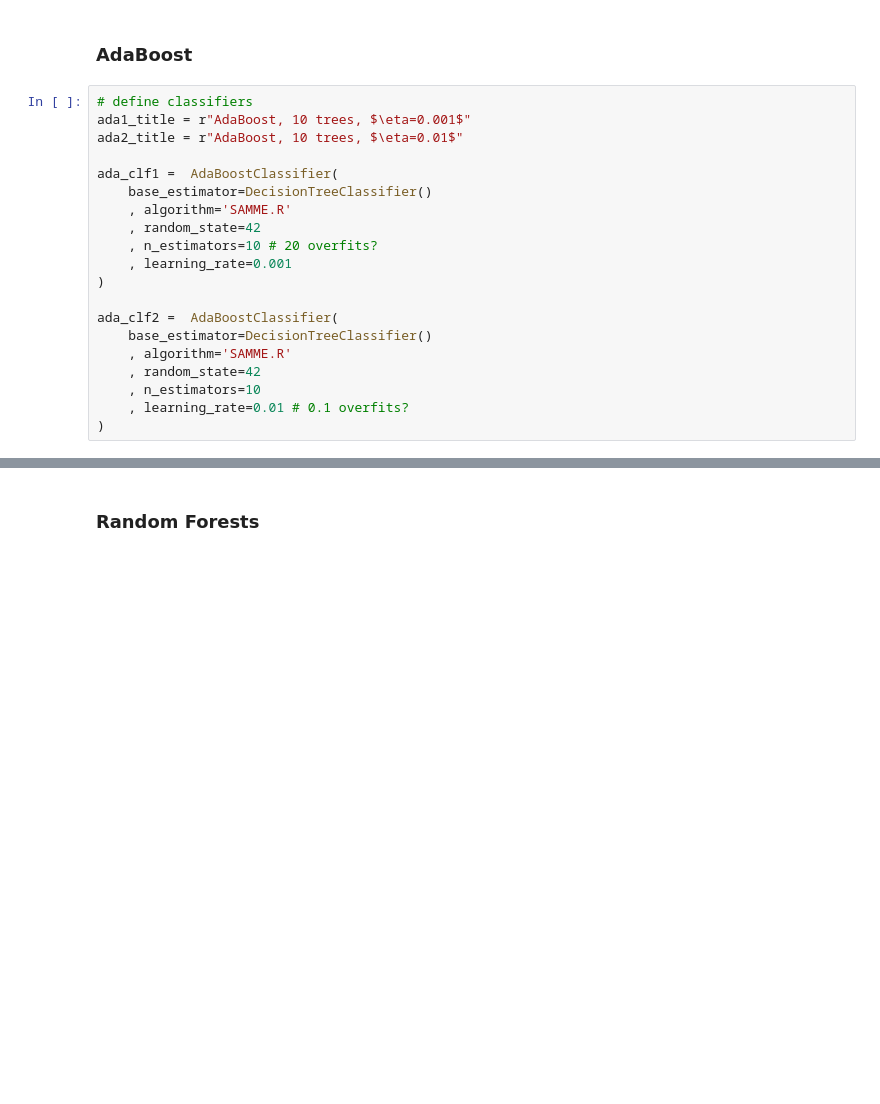
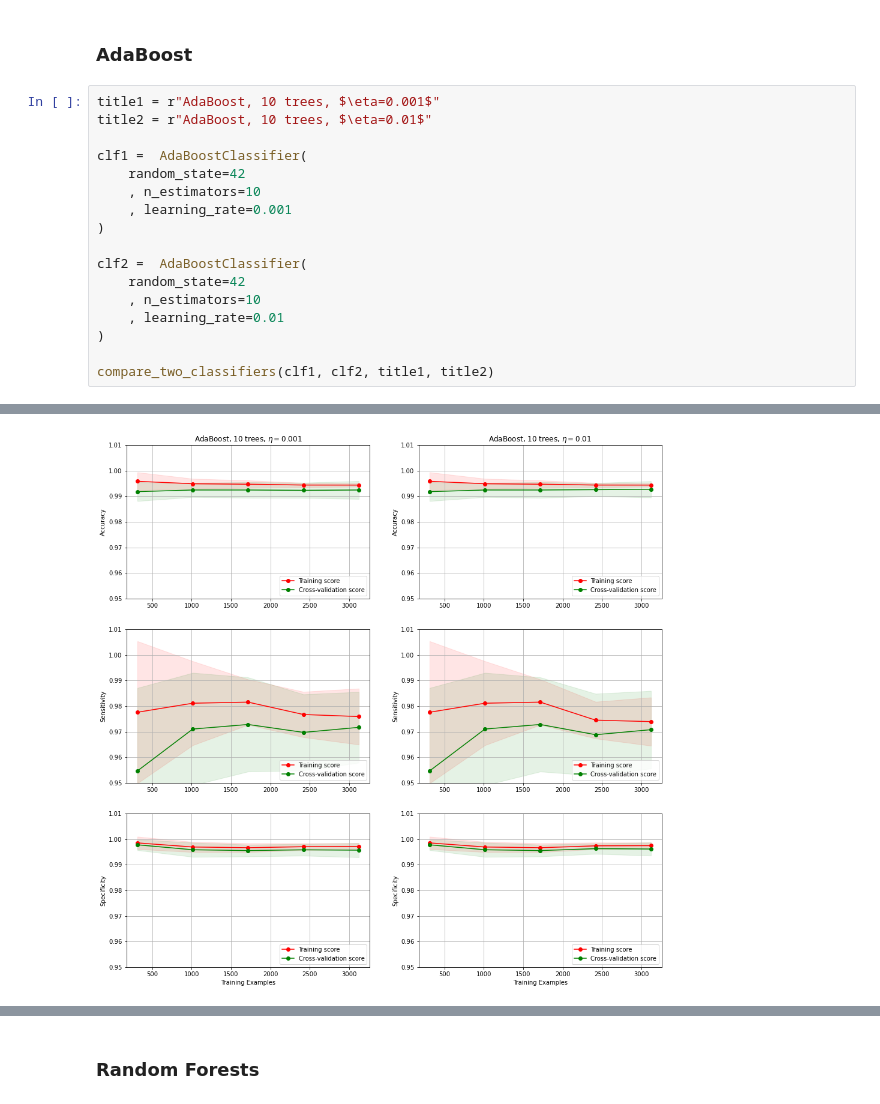
Before and after one commit to BigBangData/NaturalLanguageProcessing, a Jupyter notebook: TextAnalyticsWithR/26_LearningCurves_2.ipynb, the cells around one changed output, grey strips where cells are left out. Saved outputs shown, nothing was run; the diff lists cells and outputs as text; blank space fills up the shorter version.

```diff
--- a/TextAnalyticsWithR/26_LearningCurves_2.ipynb
+++ b/TextAnalyticsWithR/26_LearningCurves_2.ipynb
@@ -225,22 +219,20 @@ cv = ShuffleSplit(n_splits=10, test_size=0.2, random_state=42)
 # %% [markdown]
 ### AdaBoost
 # %%
-# define classifiers
-ada1_title = r"AdaBoost, 10 trees, $\eta=0.001$"
-ada2_title = r"AdaBoost, 10 trees, $\eta=0.01$"
+title1 = r"AdaBoost, 10 trees, $\eta=0.001$"
+title2 = r"AdaBoost, 10 trees, $\eta=0.01$"
 
-ada_clf1 =  AdaBoostClassifier(
-    base_estimator=DecisionTreeClassifier()
-    , algorithm='SAMME.R'
-    , random_state=42
-    , n_estimators=10 # 20 overfits?
+clf1 =  AdaBoostClassifier(
+    random_state=42
+    , n_estimators=10
     , learning_rate=0.001
 )
 
-ada_clf2 =  AdaBoostClassifier(
-    base_estimator=DecisionTreeClassifier()
-    , algorithm='SAMME.R'
-    , random_state=42
+clf2 =  AdaBoostClassifier(
+    random_state=42
     , n_estimators=10
-    , learning_rate=0.01 # 0.1 overfits?
+    , learning_rate=0.01
 )
+
+compare_two_classifiers(clf1, clf2, title1, title2)
+# %% [output]
@@ -246,0 +240 @@ ada_clf2 =  AdaBoostClassifier(
+[figure, added]
```
Also changed, not shown: parts of 18 cells of this notebook, 1 other file.
